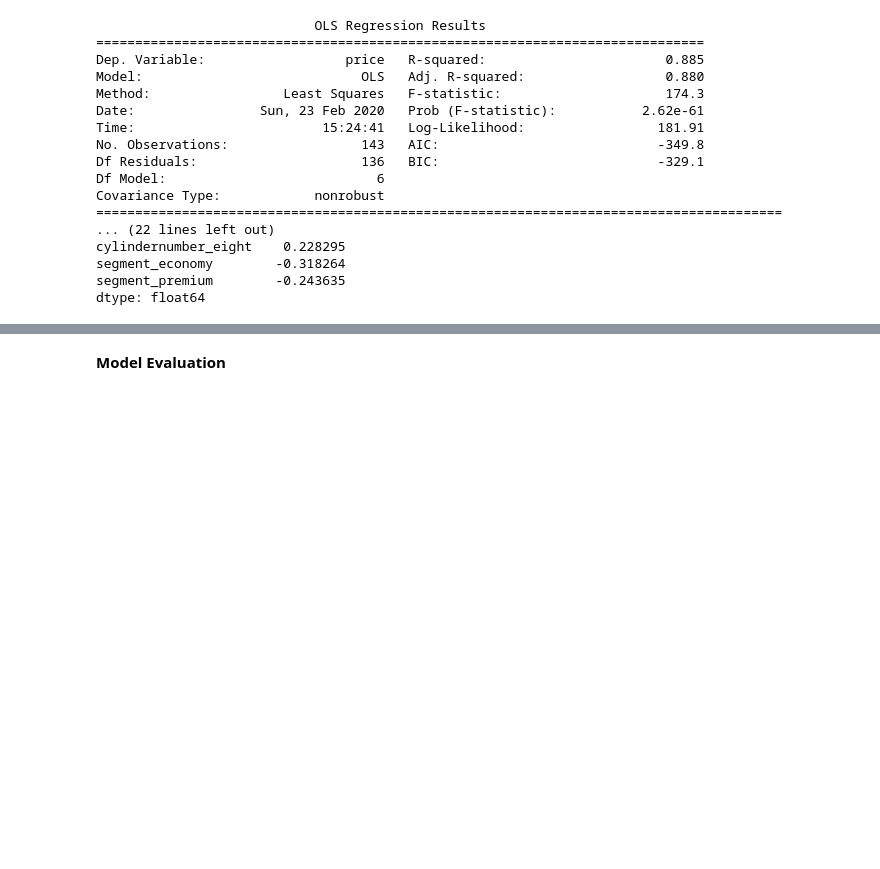
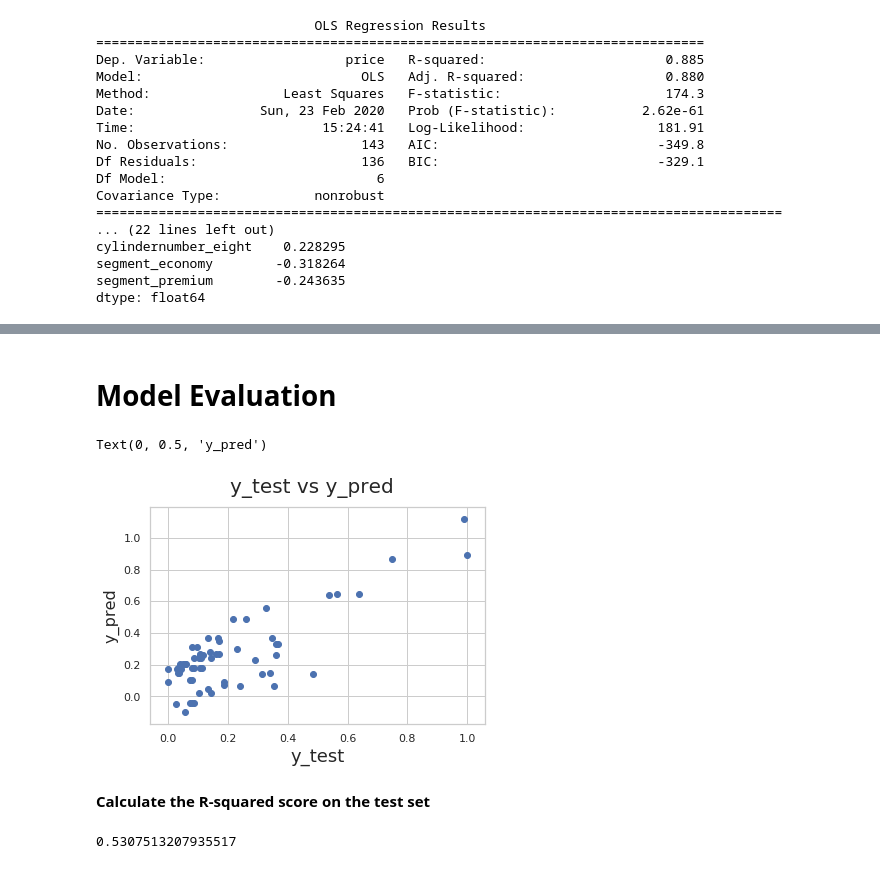
Before and after one commit to HemantTiwariGitHub/IntelligenceCodes, a Jupyter notebook: CarPriceAssignment.ipynb, the cells around one changed output, grey strips where cells are left out. Cells and saved outputs as stored; diff of their text form; code cells hidden in the pictures; blank space fills up the shorter version.

```diff
--- a/CarPriceAssignment.ipynb
+++ b/CarPriceAssignment.ipynb
@@ -679,2 +710,2 @@ plt.xlabel('Errors', fontsize = 18)
 # %%
-test[scalingList] = scaler.fit_transform(test[scalingList])
+test[scalingList] = MMScaler.fit_transform(test[scalingList])
@@ -687,5 +736,6 @@ X_test.head()
 # %%
-predictorVars = ['carwidth','horsepower', 'segment_premium', 'cylindernumber_eight', 'segment_economy', 'enginetype_dohcv', 'enginelocation']
+#map to predictor variables of Final Model LRM_5Variables
+predictorVars = ['horsepower', 'segment_premium', 'cylindernumber_eight', 'enginetype_dohcv', 'segment_economy']
 X_test = X_test[predictorVars]
 # %%
 X_test.head()
@@ -692,13 +749,22 @@ X_test.head()
+# %%
+X_test = sm.add_constant(X_test)
 # %%
-y_pred = LRM_06Variables.predict(X_test)
+Y_pred = LRM_5Variables.predict(X_test)
 # %% [markdown]
-**Model Evaluation**
+# **Model Evaluation**
 # %%
 fig = plt.figure()
-plt.scatter(Y_test, y_pred)
+plt.scatter(Y_test, Y_pred)
 fig.suptitle('y_test vs y_pred', fontsize = 20)
 plt.xlabel('y_test', fontsize = 18)
 plt.ylabel('y_pred', fontsize = 16)
+# %% [output]
+Text(0, 0.5, 'y_pred')
+[figure, added]
+# %% [markdown]
+**Calculate the R-squared score on the test set**
 # %%
 from sklearn.metrics import r2_score
-r2_score(Y_test, y_pred)
+r2_score(Y_test, Y_pred)
+# %% [output]
+0.5307513207935517
```
Also changed, not shown: parts of 17 cells of this notebook.
